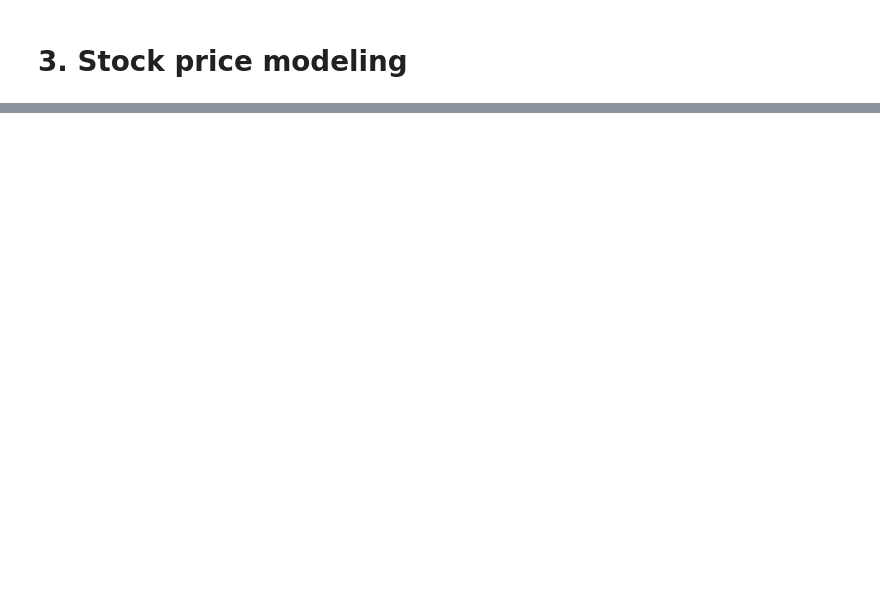
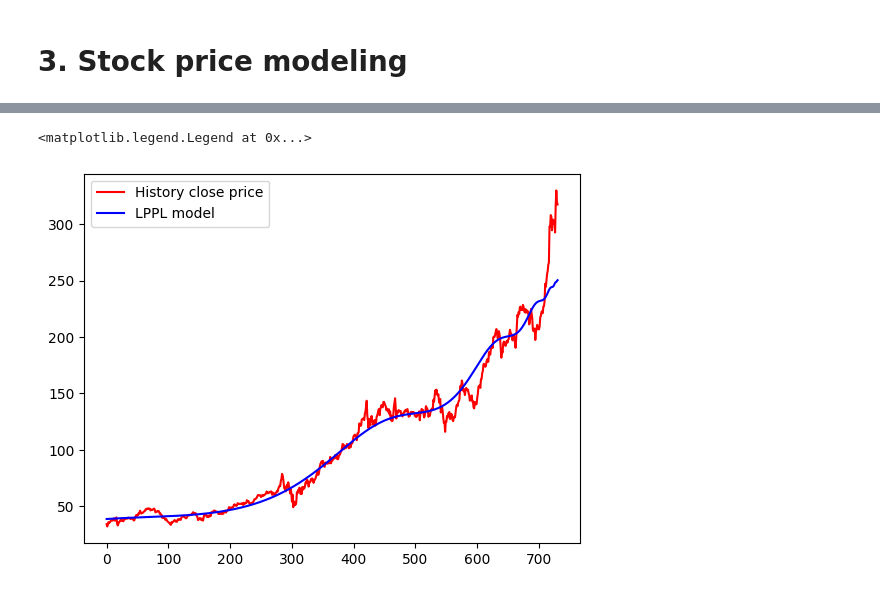
Before and after one commit to franktseng0718/NYCU-Artificial-Intelligence-Theory-and-Practice, a Jupyter notebook: HW4/src/HW4.ipynb, the cells around one changed output, grey strips where cells are left out. Drawn from its saved outputs; the diff is of its cells as text; code cells hidden in the pictures; blank space fills up the shorter version.

```diff
--- a/HW4/src/HW4.ipynb
+++ b/HW4/src/HW4.ipynb
@@ -69,28 +66,35 @@ def F(t, A, B, C, tc, beta, omega, fi):
     return A + B * (tc - t)**beta * (1 + C*np.cos(omega*np.log(tc - t) + fi))
 
 def gene2coef_stock(gene):
-    tc = (np.sum(2**np.arange(10)*gene[0:10]))   #0 - 1023
-    beta = (np.sum(2**np.arange(10)*gene[10:20])) / 1023   #0 - 1
-    omega = (np.sum(2**np.arange(10)*gene[20:30]) - 511)    #-5.11 - 5.12
-    fi = (np.sum(2**np.arange(10)*gene[30:40])) / 1023 * 2*np.pi()   #0 - 2pi
+    tc = (np.sum(2**np.arange(2)*gene[0:2])) + 731   #731 - 734
+    beta = (np.sum(2**np.arange(8)*gene[2:10])) / 257 + 1/257   #0 - 1
+    omega = (np.sum(2**np.arange(10)*gene[10:20])) / 1023 * 7 + 6   #6 - 13
+    fi = (np.sum(2**np.arange(10)*gene[20:30])) / 1023 * 2*np.pi   #0 - 2pi
     return tc, beta, omega, fi
 
 def fitness_eval_stock(N, T, b2, pop):
-    fit = np.empty([len(pop)])
+    fit = np.empty((pop.shape[0], 1))
+    #print("T size", T.shape)
+    Arr = np.zeros((734, 3))
     for i in range(N):
+        #print(len(pop.shape))
         tc, beta, omega, fi = gene2coef_stock(pop[i, :])
 
         # Solve LP
         l = len(T)
-        Arr = np.zeros((l, 3))
-        for j in range(l):
+        #print("tc:", tc)
+        for j in range(tc):
             Arr[j, 0] = 1
             Arr[j, 1] = (tc-T[j])**beta
             Arr[j, 2] = (tc-T[j])**beta * np.cos(omega*np.log(tc - T[j]) + fi)
-        A, B, C = np.linalg.lstsq(A, b2)[0]
-
+        b = b2[:tc, :]
+        #print("Arr size", Arr[:tc].shape)
+        #print("b2 size", b2.shape)
+        A, B, C = np.linalg.lstsq(Arr[:tc, :], b)[0]
+        C =  C / B
         # compute fitness
-        fit[i] = np.mean(abs(F(T, A, B, C, tc, beta, omega, fi) - b2))
+        T_copy = T[:tc, :]
+        fit[i, 0] = np.mean(abs(F(T_copy, A, B, C, tc, beta, omega, fi) - b))
 
     return fit
 # %%
@@ -157,4 +164,5 @@ def gene_algo_stock(b2):
 # %%
 df = pd.read_csv('NVDA.csv', usecols=['Close'])
-b2 = df['Close'].to_numpy()
-predicted = gene_algo_stock(b2)
+close = df['Close'].to_numpy().reshape(-1, 1)
+b2 = close
+tc, predicted = gene_algo_stock(b2)
@@ -160,0 +175,10 @@ predicted = gene_algo_stock(b2)
+# %%
+# plot
+predicted = predicted[:tc]
+close = close[:tc]
+print(np.sum(np.abs(predicted - close)))
+plt.plot(range(tc), close, 'r-', range(tc), predicted, 'b-')
+plt.legend(['History close price', 'LPPL model'])
+# %% [output]
+<matplotlib.legend.Legend at 0x...>
+[figure, added]
```
Also changed, not shown: parts of 3 cells of this notebook, 1 other file.
